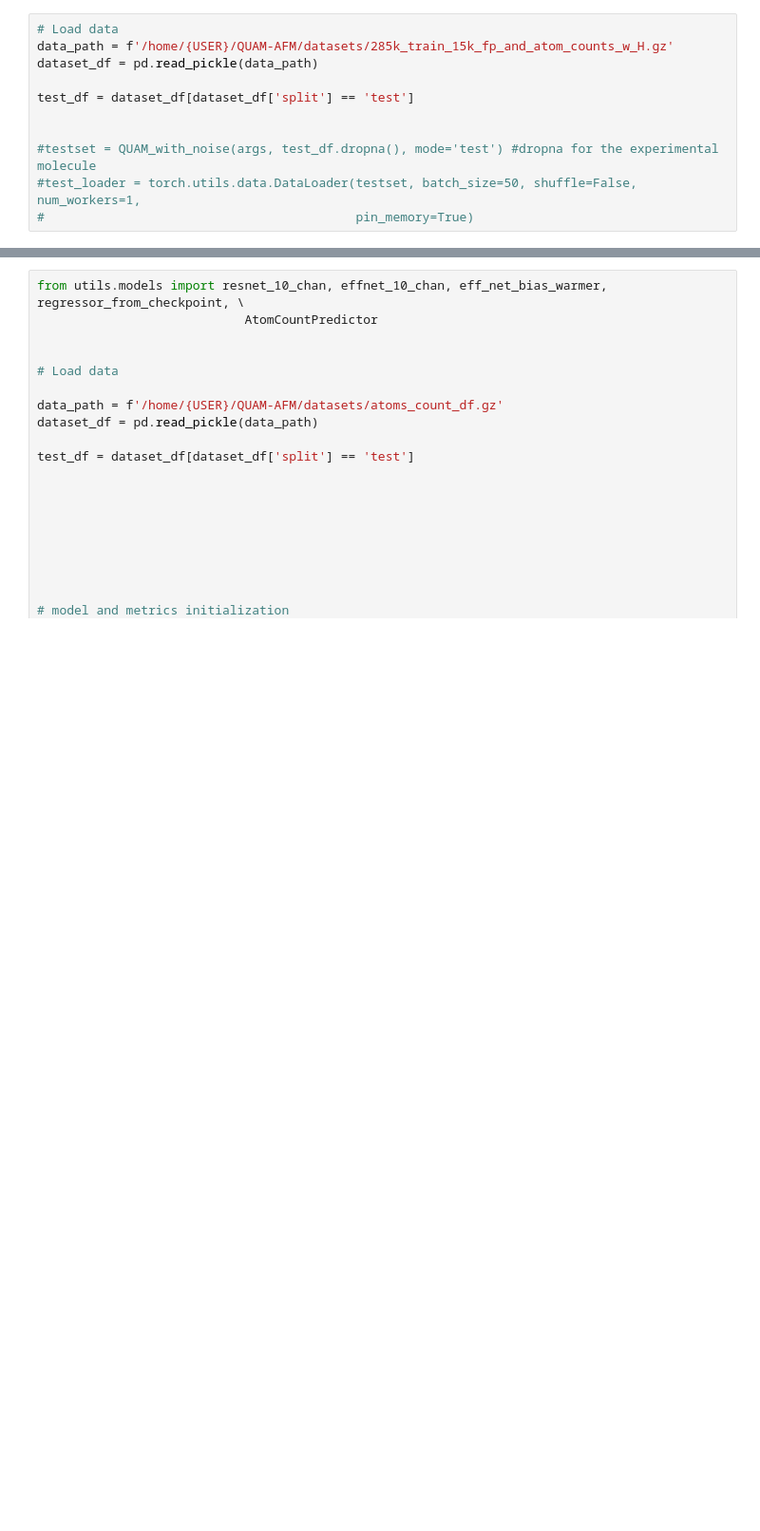
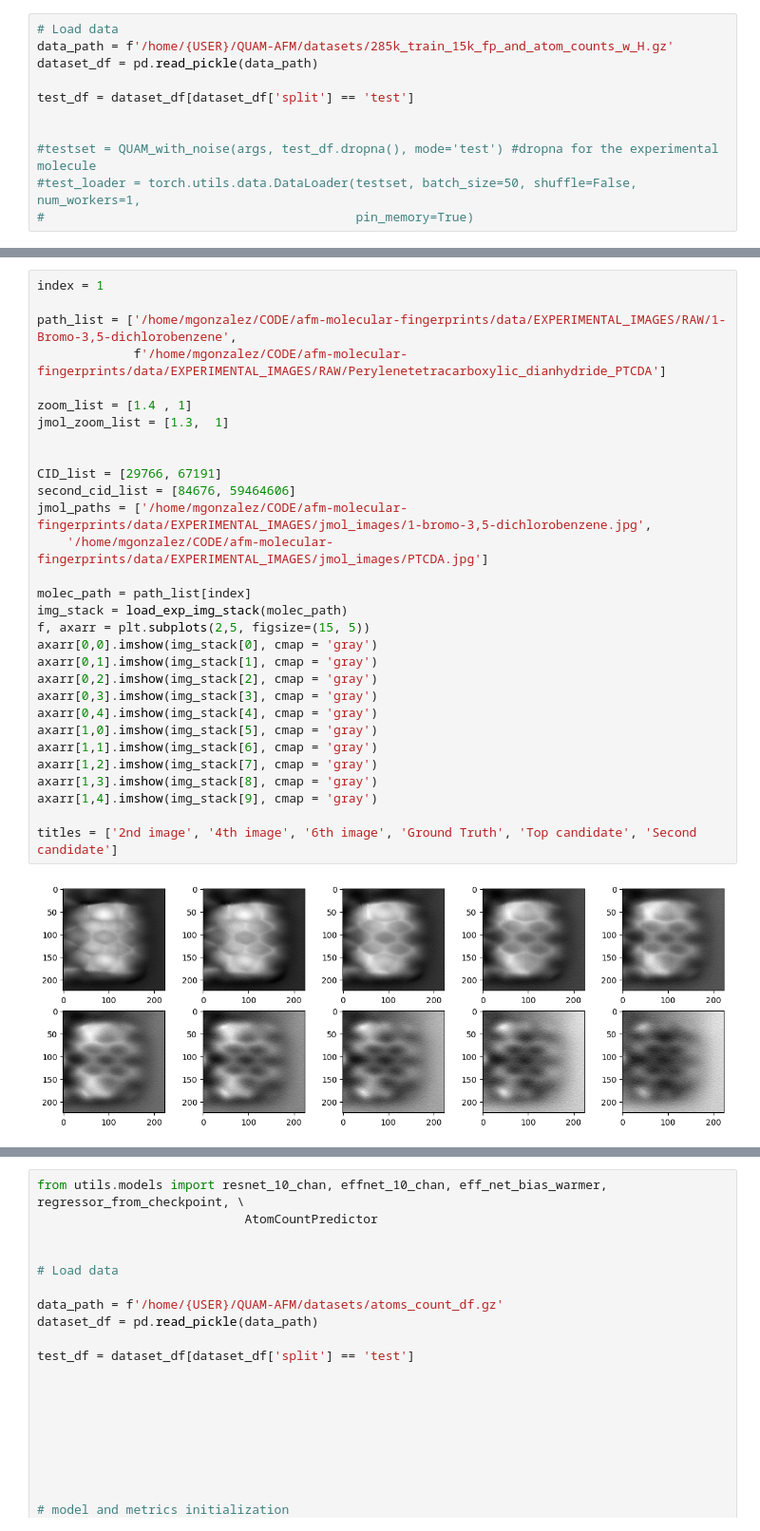
Before and after one commit to SPMTH/afm-molecular-fingerprints, a Jupyter notebook: demo/demo.ipynb, the cells around one changed output, grey strips where cells are left out. Shown at 95% size. Cells and saved outputs as stored; diff of their text form; blank space fills up the shorter version.

Commit message:
add new molecules

```diff
--- a/demo/demo.ipynb
+++ b/demo/demo.ipynb
@@ -349,0 +524,32 @@ plot_images(img_1, img_3, img_5, gt_jmol, pred_jmol, true_CID, pred_CID, tanimot
+# %%
+index = 1
+
+path_list = ['/home/mgonzalez/CODE/afm-molecular-fingerprints/data/EXPERIMENTAL_IMAGES/RAW/1-Bromo-3,5-dichlorobenzene',
+             f'/home/mgonzalez/CODE/afm-molecular-fingerprints/data/EXPERIMENTAL_IMAGES/RAW/Perylenetetracarboxylic_dianhydride_PTCDA']
+
+zoom_list = [1.4 , 1]
+jmol_zoom_list = [1.3,  1]
+
+
+CID_list = [29766, 67191]
+second_cid_list = [84676, 59464606]
+jmol_paths = ['/home/mgonzalez/CODE/afm-molecular-fingerprints/data/EXPERIMENTAL_IMAGES/jmol_images/1-bromo-3,5-dichlorobenzene.jpg',
+    '/home/mgonzalez/CODE/afm-molecular-fingerprints/data/EXPERIMENTAL_IMAGES/jmol_images/PTCDA.jpg']
+
+molec_path = path_list[index]
+img_stack = load_exp_img_stack(molec_path)
+f, axarr = plt.subplots(2,5, figsize=(15, 5))
+axarr[0,0].imshow(img_stack[0], cmap = 'gray')
+axarr[0,1].imshow(img_stack[1], cmap = 'gray')
+axarr[0,2].imshow(img_stack[2], cmap = 'gray')
+axarr[0,3].imshow(img_stack[3], cmap = 'gray')
+axarr[0,4].imshow(img_stack[4], cmap = 'gray')
+axarr[1,0].imshow(img_stack[5], cmap = 'gray')
+axarr[1,1].imshow(img_stack[6], cmap = 'gray')
+axarr[1,2].imshow(img_stack[7], cmap = 'gray')
+axarr[1,3].imshow(img_stack[8], cmap = 'gray')
+axarr[1,4].imshow(img_stack[9], cmap = 'gray')
+
+titles = ['2nd image', '4th image', '6th image', 'Ground Truth', 'Top candidate', 'Second candidate']
+# %% [output]
+[figure, added]
```
Also changed, not shown: parts of 14 cells of this notebook, 28 other files.
